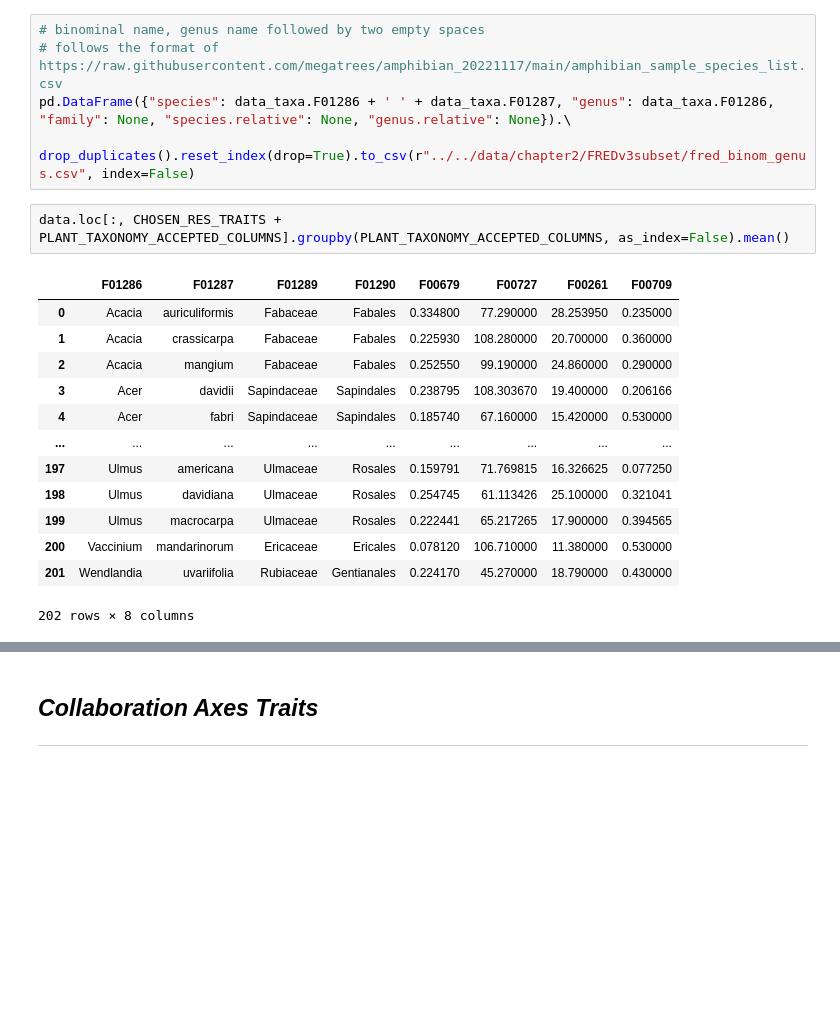
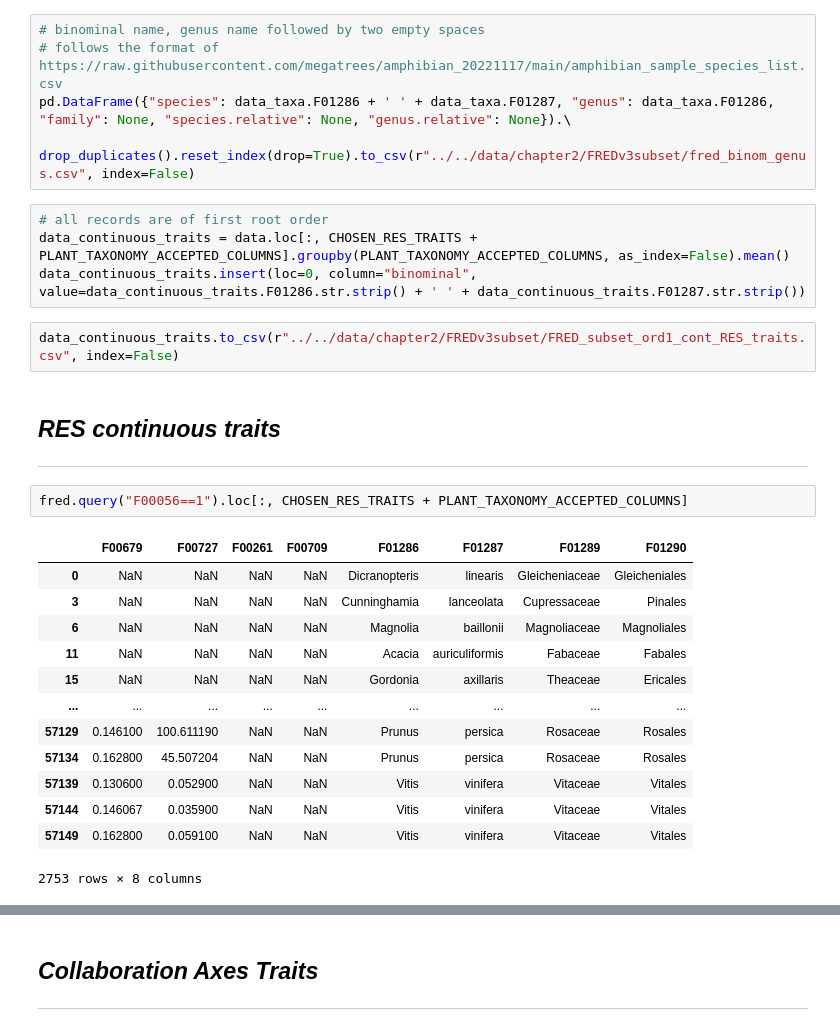
Before and after one commit to anoban/wsu, a Jupyter notebook: notebooks/chapter_02/subsetting.ipynb, the cells around one changed output, grey strips where cells are left out. Cells and saved outputs as stored; diff of their text form; blank space fills up the shorter version.

```diff
--- a/notebooks/chapter_02/subsetting.ipynb
+++ b/notebooks/chapter_02/subsetting.ipynb
@@ -595,18 +595,27 @@ data_taxa.loc[:, ["F01286", "F01289"]].drop_duplicates().to_csv(r"../../data/cha
 pd.DataFrame({"species": data_taxa.F01286 + ' ' + data_taxa.F01287, "genus": data_taxa.F01286, "family": None, "species.relative": None, "genus.relative": None}).\
                         drop_duplicates().reset_index(drop=True).to_csv(r"../../data/chapter2/FREDv3subset/fred_binom_genus.csv", index=False)
 # %%
-data.loc[:, CHOSEN_RES_TRAITS + PLANT_TAXONOMY_ACCEPTED_COLUMNS].groupby(PLANT_TAXONOMY_ACCEPTED_COLUMNS, as_index=False).mean()
+# all records are of first root order
+data_continuous_traits = data.loc[:, CHOSEN_RES_TRAITS + PLANT_TAXONOMY_ACCEPTED_COLUMNS].groupby(PLANT_TAXONOMY_ACCEPTED_COLUMNS, as_index=False).mean()
+data_continuous_traits.insert(loc=0, column="binominal", value=data_continuous_traits.F01286.str.strip() + ' ' + data_continuous_traits.F01287.str.strip())
-# %% [output]
-|  | F01286 | F01287 | F01289 | F01290 | F00679 | F00727 | F00261 | F00709 |
-| 0 | Acacia | auriculiformis | Fabaceae | Fabales | 0.334800 | 77.290000 | 28.253950 | 0.235000 |
-| 1 | Acacia | crassicarpa | Fabaceae | Fabales | 0.225930 | 108.280000 | 20.700000 | 0.360000 |
-| 2 | Acacia | mangium | Fabaceae | Fabales | 0.252550 | 99.190000 | 24.860000 | 0.290000 |
-| 3 | Acer | davidii | Sapindaceae | Sapindales | 0.238795 | 108.303670 | 19.400000 | 0.206166 |
-| 4 | Acer | fabri | Sapindaceae | Sapindales | 0.185740 | 67.160000 | 15.420000 | 0.530000 |
-| ... | ... | ... | ... | ... | ... | ... | ... | ... |
-| 197 | Ulmus | americana | Ulmaceae | Rosales | 0.159791 | 71.769815 | 16.326625 | 0.077250 |
-| 198 | Ulmus | davidiana | Ulmaceae | Rosales | 0.254745 | 61.113426 | 25.100000 | 0.321041 |
-| 199 | Ulmus | macrocarpa | Ulmaceae | Rosales | 0.222441 | 65.217265 | 17.900000 | 0.394565 |
-| 200 | Vaccinium | mandarinorum | Ericaceae | Ericales | 0.078120 | 106.710000 | 11.380000 | 0.530000 |
-| 201 | Wendlandia | uvariifolia | Rubiaceae | Gentianales | 0.224170 | 45.270000 | 18.790000 | 0.430000 |
-202 rows × 8 columns
+# %%
+data_continuous_traits.to_csv(r"../../data/chapter2/FREDv3subset/FRED_subset_ord1_cont_RES_traits.csv", index=False)
+# %% [markdown]
+## ___RES continuous traits___
+-------------------
+# %%
+fred.query("F00056==1").loc[:, CHOSEN_RES_TRAITS + PLANT_TAXONOMY_ACCEPTED_COLUMNS]
+# %% [output]
+|  | F00679 | F00727 | F00261 | F00709 | F01286 | F01287 | F01289 | F01290 |
+| 0 | NaN | NaN | NaN | NaN | Dicranopteris | linearis | Gleicheniaceae | Gleicheniales |
+| 3 | NaN | NaN | NaN | NaN | Cunninghamia | lanceolata | Cupressaceae | Pinales |
+| 6 | NaN | NaN | NaN | NaN | Magnolia | baillonii | Magnoliaceae | Magnoliales |
+| 11 | NaN | NaN | NaN | NaN | Acacia | auriculiformis | Fabaceae | Fabales |
+| 15 | NaN | NaN | NaN | NaN | Gordonia | axillaris | Theaceae | Ericales |
+| ... | ... | ... | ... | ... | ... | ... | ... | ... |
+| 57129 | 0.146100 | 100.611190 | NaN | NaN | Prunus | persica | Rosaceae | Rosales |
+| 57134 | 0.162800 | 45.507204 | NaN | NaN | Prunus | persica | Rosaceae | Rosales |
+| 57139 | 0.130600 | 0.052900 | NaN | NaN | Vitis | vinifera | Vitaceae | Vitales |
+| 57144 | 0.146067 | 0.035900 | NaN | NaN | Vitis | vinifera | Vitaceae | Vitales |
+| 57149 | 0.162800 | 0.059100 | NaN | NaN | Vitis | vinifera | Vitaceae | Vitales |
+2753 rows × 8 columns
```
Also changed, not shown: parts of 3 cells of this notebook, 3 other files.
